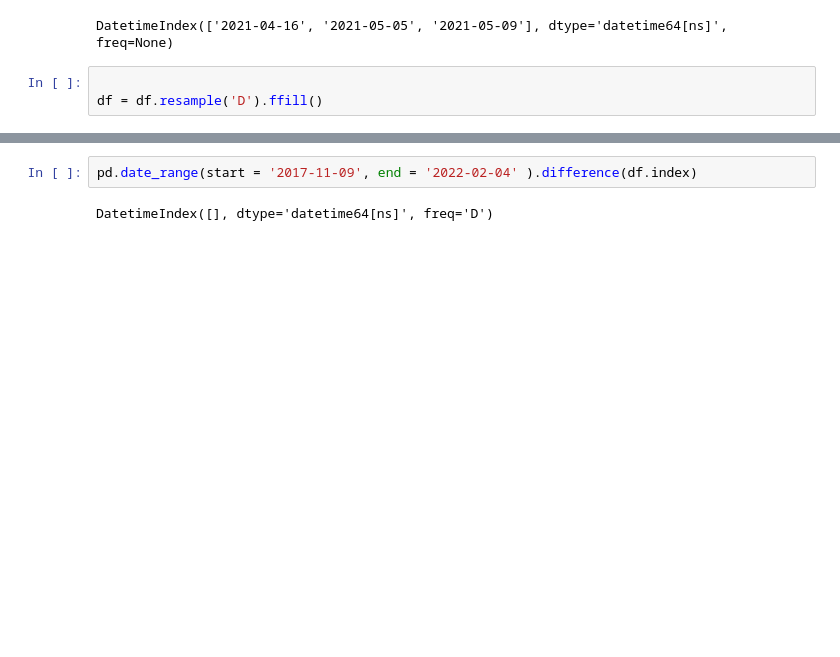
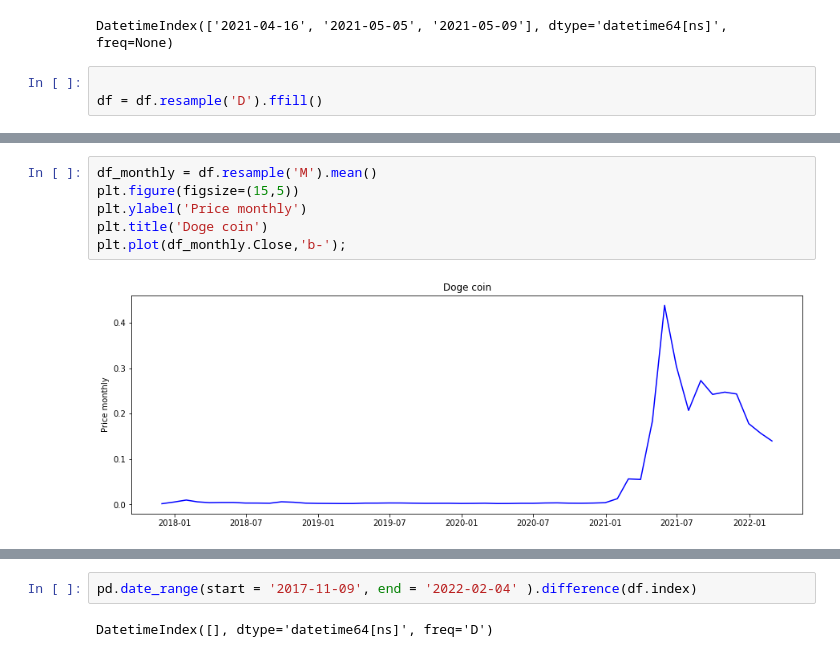
Before and after one commit to AnLong98/SIAP_2022, a Jupyter notebook: notebooks/doge_monthly_arima.ipynb, the cells around one changed output, grey strips where cells are left out. Saved outputs shown, nothing was run; the diff lists cells and outputs as text; blank space fills up the shorter version.

```diff
--- a/notebooks/doge_monthly_arima.ipynb
+++ b/notebooks/doge_monthly_arima.ipynb
@@ -42,0 +51,8 @@ df = df.resample('D').ffill()
+# %%
+df_monthly = df.resample('M').mean()
+plt.figure(figsize=(15,5))
+plt.ylabel('Price monthly')
+plt.title('Doge coin')
+plt.plot(df_monthly.Close,'b-');
+# %% [output]
+[figure, added]
```
Also changed, not shown: parts of 39 cells of this notebook, 3 other files.
